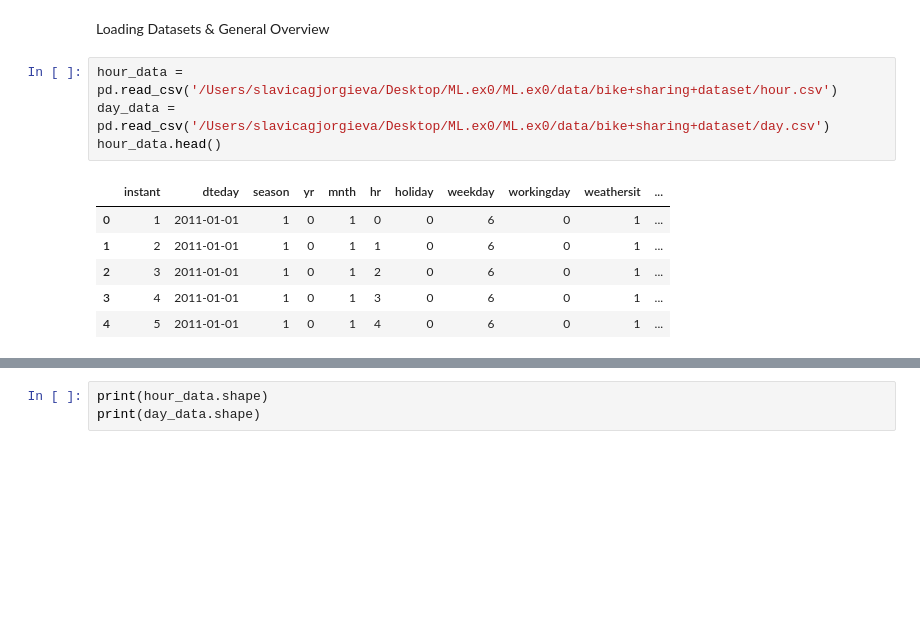
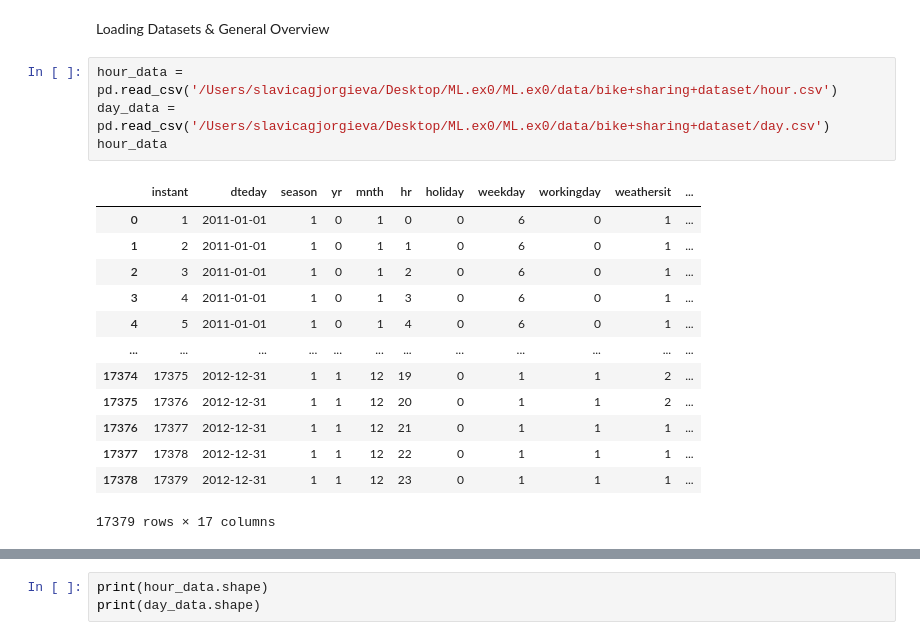
Before and after one commit to AlexandraGjorgieva/ML.ex0, a Jupyter notebook: explore_bikes.ipynb, the cells around one changed output, grey strips where cells are left out. Saved outputs shown, nothing was run; the diff lists cells and outputs as text; blank space fills up the shorter version.

```diff
--- a/explore_bikes.ipynb
+++ b/explore_bikes.ipynb
@@ -18,12 +18,19 @@ Loading Datasets & General Overview
 # %%
 hour_data = pd.read_csv('/Users/slavicagjorgieva/Desktop/ML.ex0/ML.ex0/data/bike+sharing+dataset/hour.csv')
 day_data = pd.read_csv('/Users/slavicagjorgieva/Desktop/ML.ex0/ML.ex0/data/bike+sharing+dataset/day.csv')
-hour_data.head()
+hour_data
 # %% [output]
 |  | instant | dteday | season | yr | mnth | hr | holiday | weekday | workingday | weathersit | ... |
 | 0 | 1 | 2011-01-01 | 1 | 0 | 1 | 0 | 0 | 6 | 0 | 1 | ... |
 | 1 | 2 | 2011-01-01 | 1 | 0 | 1 | 1 | 0 | 6 | 0 | 1 | ... |
 | 2 | 3 | 2011-01-01 | 1 | 0 | 1 | 2 | 0 | 6 | 0 | 1 | ... |
 | 3 | 4 | 2011-01-01 | 1 | 0 | 1 | 3 | 0 | 6 | 0 | 1 | ... |
 | 4 | 5 | 2011-01-01 | 1 | 0 | 1 | 4 | 0 | 6 | 0 | 1 | ... |
+| ... | ... | ... | ... | ... | ... | ... | ... | ... | ... | ... | ... |
+| 17374 | 17375 | 2012-12-31 | 1 | 1 | 12 | 19 | 0 | 1 | 1 | 2 | ... |
+| 17375 | 17376 | 2012-12-31 | 1 | 1 | 12 | 20 | 0 | 1 | 1 | 2 | ... |
+| 17376 | 17377 | 2012-12-31 | 1 | 1 | 12 | 21 | 0 | 1 | 1 | 1 | ... |
+| 17377 | 17378 | 2012-12-31 | 1 | 1 | 12 | 22 | 0 | 1 | 1 | 1 | ... |
+| 17378 | 17379 | 2012-12-31 | 1 | 1 | 12 | 23 | 0 | 1 | 1 | 1 | ... |
+17379 rows × 17 columns
 # %%
```
Also changed, not shown: parts of 11 cells of this notebook.
